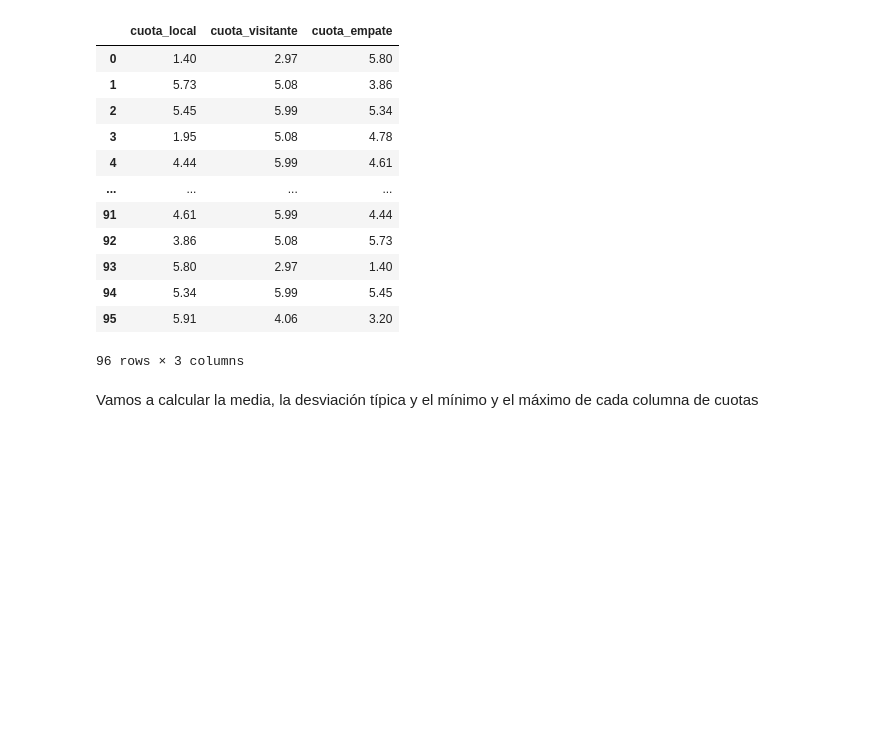
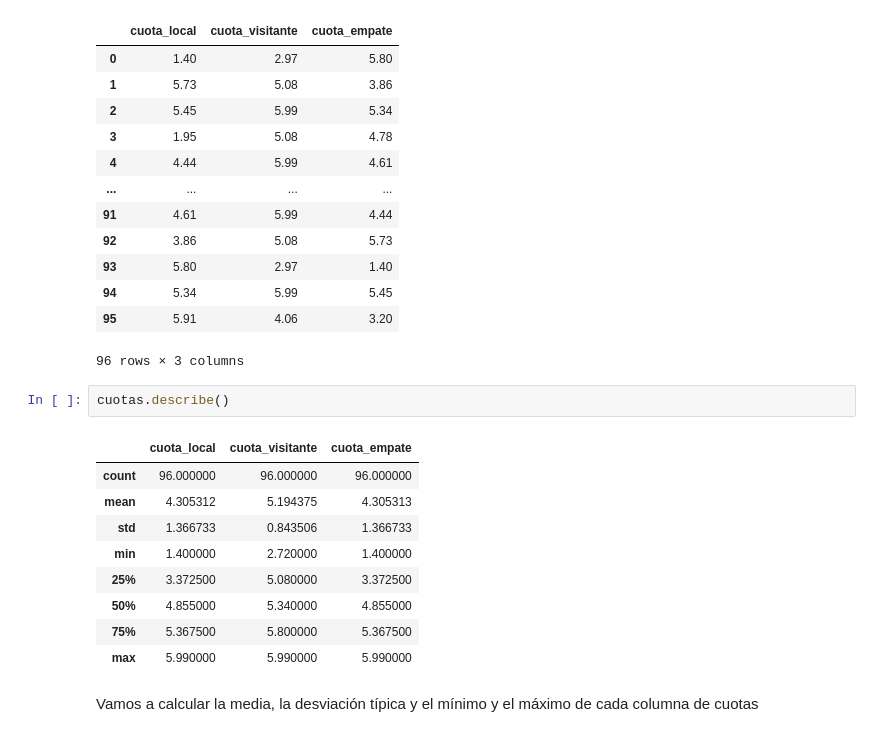
Before and after one commit to carlotamartin/Api_Casas_Apuestas, a Jupyter notebook: Api_Casas_Apuestas-main/Calculo_Cuota/Apuesta-Copy2.ipynb, the cells around one changed output. Saved outputs shown, nothing was run; the diff lists cells and outputs as text; blank space fills up the shorter version.

```diff
--- a/Api_Casas_Apuestas-main/Calculo_Cuota/Apuesta-Copy2.ipynb
+++ b/Api_Casas_Apuestas-main/Calculo_Cuota/Apuesta-Copy2.ipynb
@@ -543,6 +543,18 @@ cuotas
 | 94 | 5.34 | 5.99 | 5.45 |
 | 95 | 5.91 | 4.06 | 3.20 |
 96 rows × 3 columns
+# %%
+cuotas.describe()
+# %% [output]
+|  | cuota_local | cuota_visitante | cuota_empate |
+| count | 96.000000 | 96.000000 | 96.000000 |
+| mean | 4.305312 | 5.194375 | 4.305313 |
+| std | 1.366733 | 0.843506 | 1.366733 |
+| min | 1.400000 | 2.720000 | 1.400000 |
+| 25% | 3.372500 | 5.080000 | 3.372500 |
+| 50% | 4.855000 | 5.340000 | 4.855000 |
+| 75% | 5.367500 | 5.800000 | 5.367500 |
+| max | 5.990000 | 5.990000 | 5.990000 |
 # %% [markdown]
 Vamos a calcular la media, la desviación típica y el mínimo y el máximo de cada columna de cuotas
 # %%
```
Also changed, not shown: parts of 19 cells of this notebook, 2 other files.
